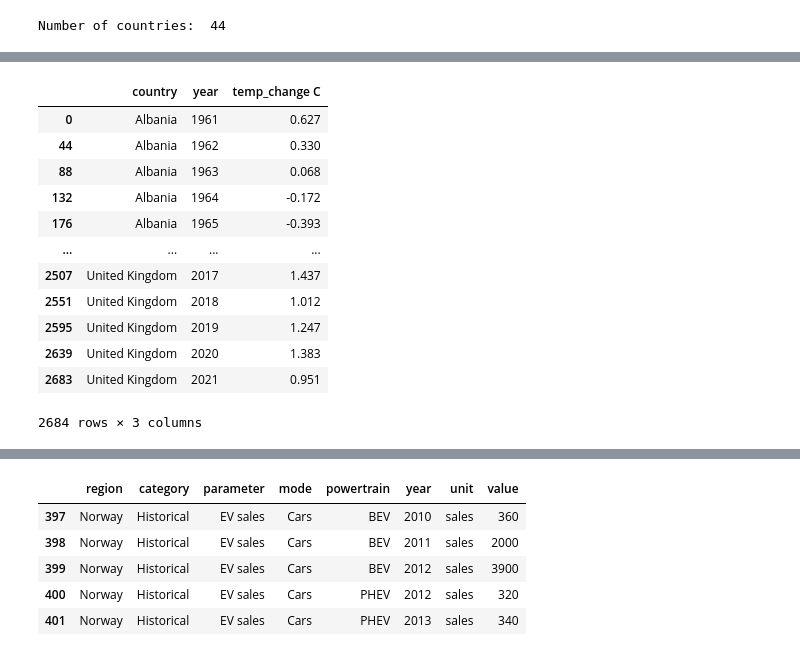
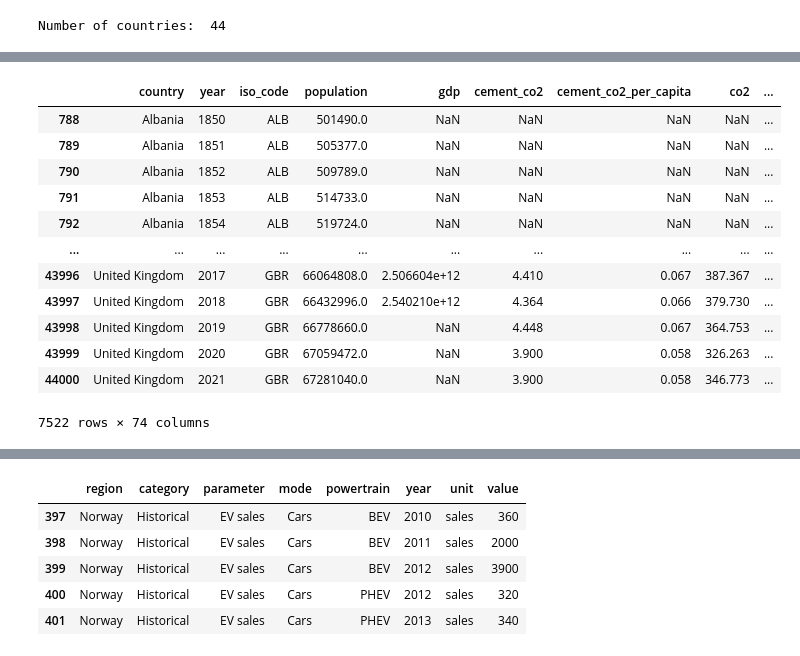
Before and after one commit to TrulsST/VisualAnalytics, a Jupyter notebook: Data_processing.ipynb, the cells around one changed output, grey strips where cells are left out. Saved outputs shown, nothing was run; the diff lists cells and outputs as text; code cells hidden in the pictures.

```diff
--- a/Data_processing.ipynb
+++ b/Data_processing.ipynb
@@ -252,29 +252,23 @@ df_main
 # %%
 df_co2 = pd.read_csv("data/owid-co2-data.csv")
 df_co2 = df_co2[df_co2['iso_code'].isin(set(df_temp_change_euro['ISO3']))]
 df_co2.columns = df_co2.columns.str.lower()
 #d = df_co2.groupby(by=['iso_code'])
 df_co2["year"] = pd.to_numeric(df_co2["year"])
-df_co2_pop = df_co2[['country', 'year', 'population']]
+df_co2_pop = df_co2[['country', 'year', 'population', 'co2']]
 df_co2_pop.to_excel("data/population.xlsx", index=False)
+df_co2
+# %% [output]
+|  | country | year | iso_code | population | gdp | cement_co2 | cement_co2_per_capita | co2 | ... |
+| 788 | Albania | 1850 | ALB | 501490.0 | NaN | NaN | NaN | NaN | ... |
+| 789 | Albania | 1851 | ALB | 505377.0 | NaN | NaN | NaN | NaN | ... |
+| 790 | Albania | 1852 | ALB | 509789.0 | NaN | NaN | NaN | NaN | ... |
+| 791 | Albania | 1853 | ALB | 514733.0 | NaN | NaN | NaN | NaN | ... |
+| 792 | Albania | 1854 | ALB | 519724.0 | NaN | NaN | NaN | NaN | ... |
+| ... | ... | ... | ... | ... | ... | ... | ... | ... | ... |
+| 43996 | United Kingdom | 2017 | GBR | 66064808.0 | 2.506604e+12 | 4.410 | 0.067 | 387.367 | ... |
+| 43997 | United Kingdom | 2018 | GBR | 66432996.0 | 2.540210e+12 | 4.364 | 0.066 | 379.730 | ... |
+| 43998 | United Kingdom | 2019 | GBR | 66778660.0 | NaN | 4.448 | 0.067 | 364.753 | ... |
+| 43999 | United Kingdom | 2020 | GBR | 67059472.0 | NaN | 3.900 | 0.058 | 326.263 | ... |
+| 44000 | United Kingdom | 2021 | GBR | 67281040.0 | NaN | 3.900 | 0.058 | 346.773 | ... |
+7522 rows × 74 columns
-# %%
-# Merge instead of join, because join uses index, while merge could specify
-# multiple columns
-
-df_main.merge(df_co2_pop, left_on=['country','year'], right_on = ['country', 'year'])
-df_main.to_excel("data/main.xlsx", index=False)
-df_main
-# %% [output]
-|  | country | year | temp_change C |
-| 0 | Albania | 1961 | 0.627 |
-| 44 | Albania | 1962 | 0.330 |
-| 88 | Albania | 1963 | 0.068 |
-| 132 | Albania | 1964 | -0.172 |
-| 176 | Albania | 1965 | -0.393 |
-| ... | ... | ... | ... |
-| 2507 | United Kingdom | 2017 | 1.437 |
-| 2551 | United Kingdom | 2018 | 1.012 |
-| 2595 | United Kingdom | 2019 | 1.247 |
-| 2639 | United Kingdom | 2020 | 1.383 |
-| 2683 | United Kingdom | 2021 | 0.951 |
-2684 rows × 3 columns
```
Also changed, not shown: parts of 3 cells of this notebook, 3 other files.
